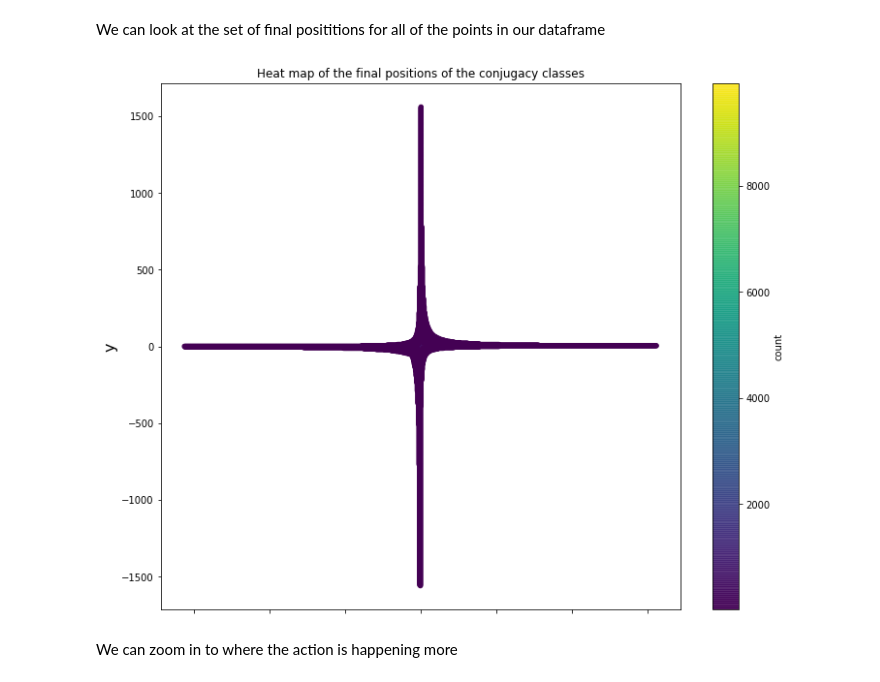
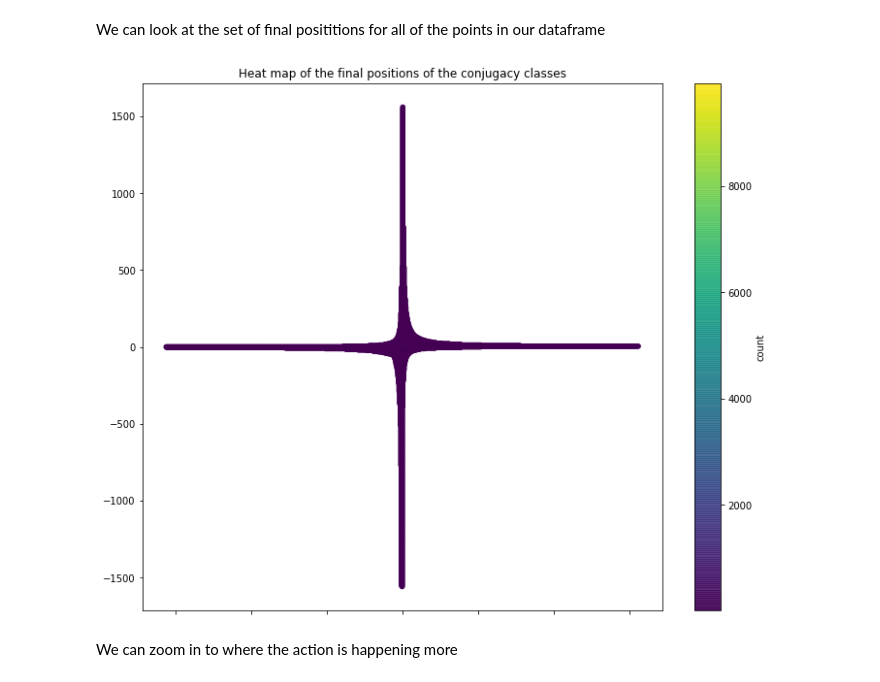
Before and after one commit to BrookeOgrodnik/CommutatorSubgroups, a Jupyter notebook: PythonCode/Walks_of_traces.ipynb, the cells around one changed output. Saved outputs shown, nothing was run; the diff lists cells and outputs as text; code cells hidden in the pictures.

```diff
--- a/PythonCode/Walks_of_traces.ipynb
+++ b/PythonCode/Walks_of_traces.ipynb
@@ -64,17 +68,17 @@ We can look at the set of final posititions for all of the points in our datafra
 # %%
 xpositions=[a[0] for a in multiplicity]
 ypositions=[a[1] for a in multiplicity]
 dataframeCreate=pd.DataFrame({"xval":xpositions,"yval":ypositions,"count":counts})
 dataframeCreate.plot(kind="scatter", x = "xval", y = "yval",
              alpha = .9, figsize=(12,10), c="count",cmap = plt.get_cmap("viridis"),
              colorbar=True)
 plt.title("Heat map of the final positions of the conjugacy classes")
-plt.xlabel("x", fontsize=16)
-plt.ylabel("y", fontsize=16)
+#plt.xlabel("x", fontsize=16)
+plt.ylabel("", fontsize=16)
 
 plt.show()
 # %% [output]
-[figure, old version]
+[figure, new version]
 # %% [markdown]
 We can zoom in to where the action is happening more
 # %%
```
Also changed, not shown: parts of 6 cells of this notebook, 1 other file.
